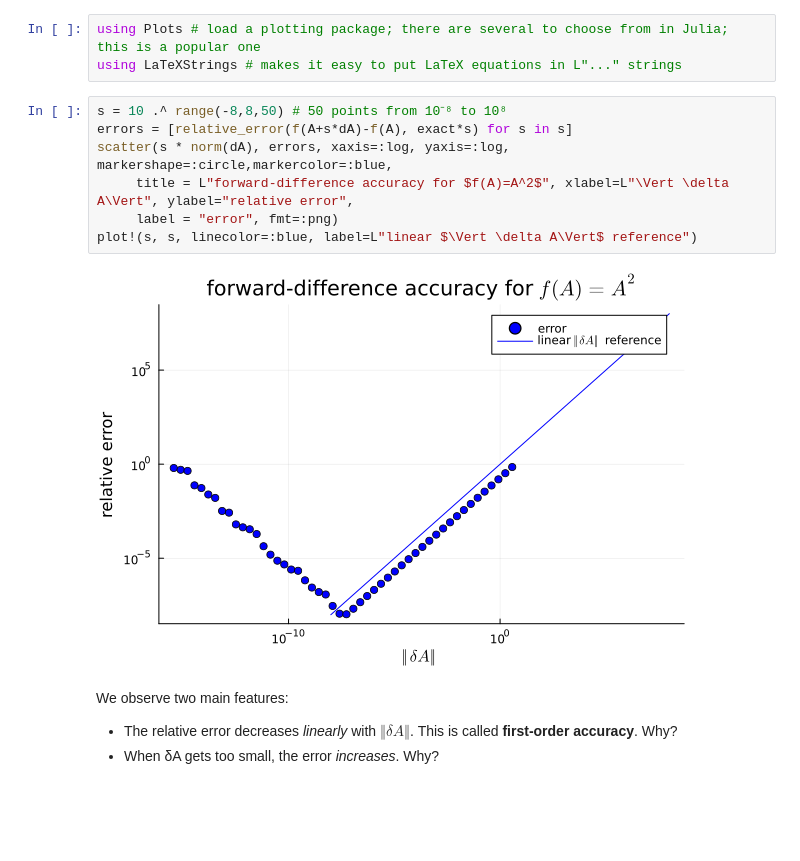
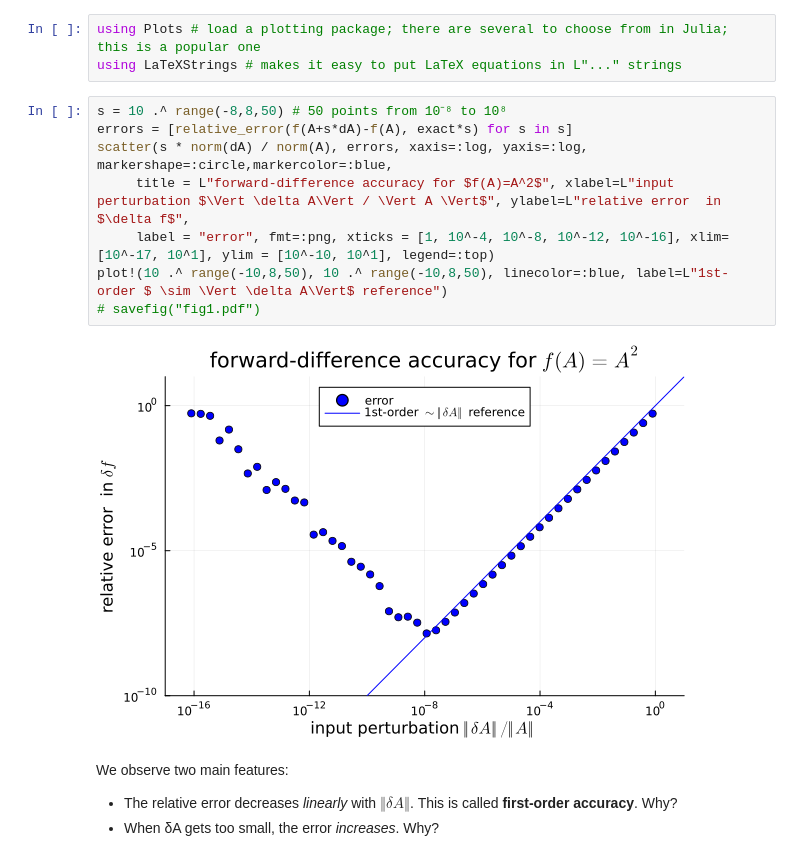
Before and after one commit to mitmath/matrixcalc, a Jupyter notebook: notes/Finite difference checks.ipynb, the cells around one changed output. Saved outputs shown, nothing was run; the diff lists cells and outputs as text; blank space fills up the shorter version.

Commit message:
figure tweaks

```diff
--- a/notes/Finite difference checks.ipynb
+++ b/notes/Finite difference checks.ipynb
@@ -201,12 +201,13 @@ using LaTeXStrings # makes it easy to put LaTeX equations in L"..." strings
 # %%
 s = 10 .^ range(-8,8,50) # 50 points from 10⁻⁸ to 10⁸
 errors = [relative_error(f(A+s*dA)-f(A), exact*s) for s in s]
-scatter(s * norm(dA), errors, xaxis=:log, yaxis=:log, markershape=:circle,markercolor=:blue,
-     title = L"forward-difference accuracy for $f(A)=A^2$", xlabel=L"\Vert \delta A\Vert", ylabel="relative error",
-     label = "error", fmt=:png)
-plot!(s, s, linecolor=:blue, label=L"linear $\Vert \delta A\Vert$ reference")
+scatter(s * norm(dA) / norm(A), errors, xaxis=:log, yaxis=:log, markershape=:circle,markercolor=:blue,
+     title = L"forward-difference accuracy for $f(A)=A^2$", xlabel=L"input perturbation $\Vert \delta A\Vert / \Vert A \Vert$", ylabel=L"relative error  in $\delta f$",
+     label = "error", fmt=:png, xticks = [1, 10^-4, 10^-8, 10^-12, 10^-16], xlim=[10^-17, 10^1], ylim = [10^-10, 10^1], legend=:top)
+plot!(10 .^ range(-10,8,50), 10 .^ range(-10,8,50), linecolor=:blue, label=L"1st-order $ \sim \Vert \delta A\Vert$ reference")
+# savefig("fig1.pdf")
 # %% [output]
-[figure, old version]
+[figure, new version]
 # %% [markdown]
 We observe two main features:
 
```
Also changed, not shown: parts of 16 cells of this notebook.
